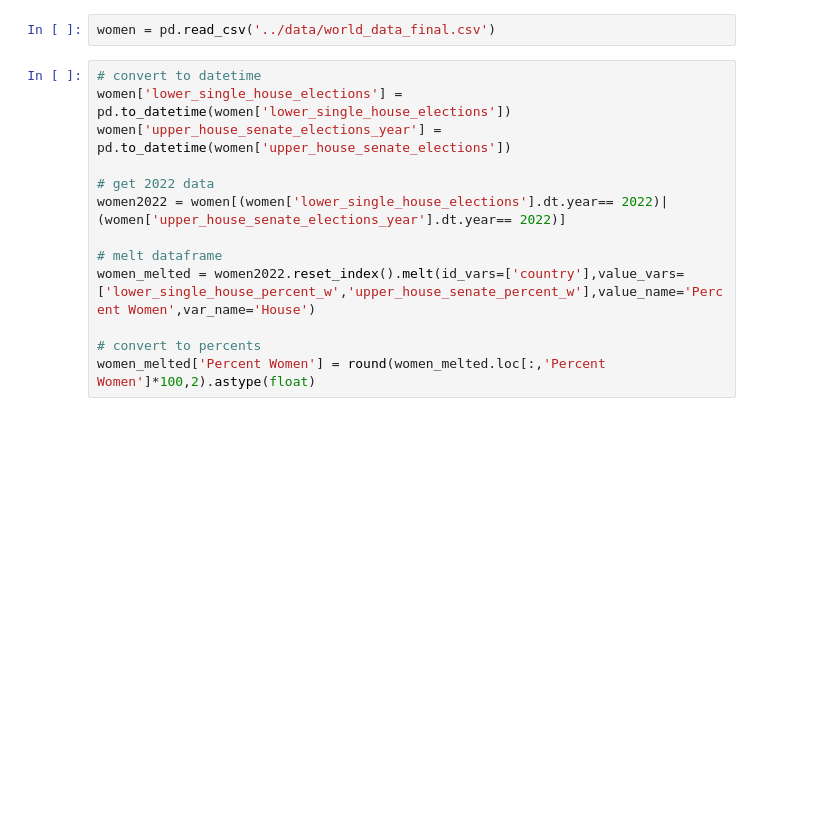
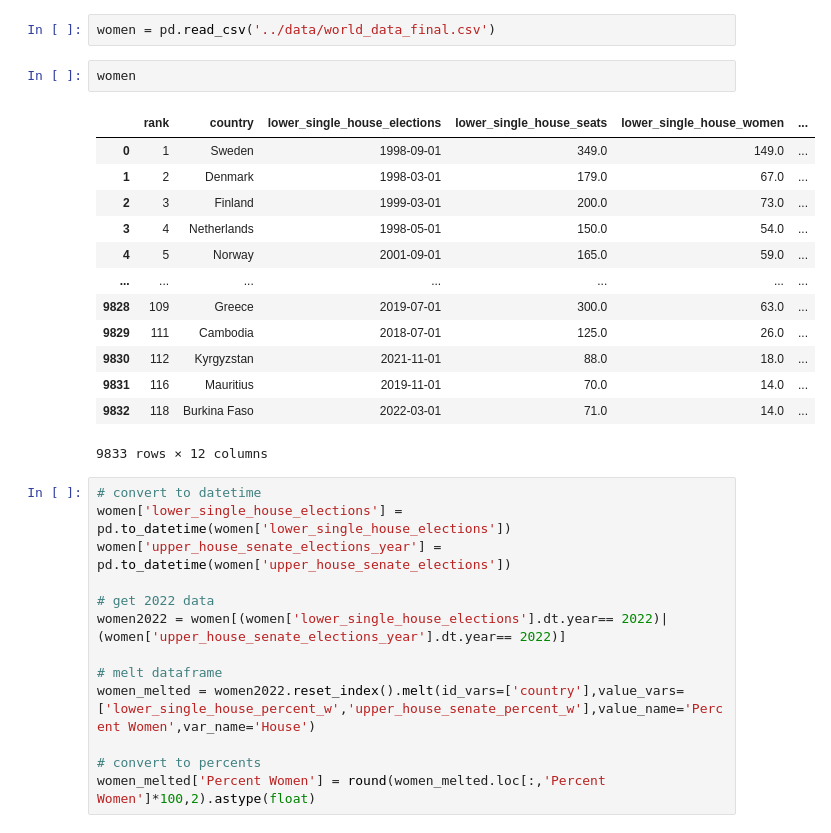
Before and after one commit to samroska/women-in-gov, a Jupyter notebook: unused/rhailper_exploring.ipynb, the cells around one changed output. Saved outputs shown, nothing was run; the diff lists cells and outputs as text; blank space fills up the shorter version.

```diff
--- a/unused/rhailper_exploring.ipynb
+++ b/unused/rhailper_exploring.ipynb
@@ -34,6 +34,22 @@ fig.show()
 In addition to having the percent women in parliments for each country for each year, it is helpful to have the data for only 2022. Addtionally, this 2022 dataframe will be converted from wide to long, with a column indicating whether the data is from the lower or upper house.
 # %%
 women = pd.read_csv('../data/world_data_final.csv')
+# %%
+women
+# %% [output]
+|  | rank | country | lower_single_house_elections | lower_single_house_seats | lower_single_house_women | ... |
+| 0 | 1 | Sweden | 1998-09-01 | 349.0 | 149.0 | ... |
+| 1 | 2 | Denmark | 1998-03-01 | 179.0 | 67.0 | ... |
+| 2 | 3 | Finland | 1999-03-01 | 200.0 | 73.0 | ... |
+| 3 | 4 | Netherlands | 1998-05-01 | 150.0 | 54.0 | ... |
+| 4 | 5 | Norway | 2001-09-01 | 165.0 | 59.0 | ... |
+| ... | ... | ... | ... | ... | ... | ... |
+| 9828 | 109 | Greece | 2019-07-01 | 300.0 | 63.0 | ... |
+| 9829 | 111 | Cambodia | 2018-07-01 | 125.0 | 26.0 | ... |
+| 9830 | 112 | Kyrgyzstan | 2021-11-01 | 88.0 | 18.0 | ... |
+| 9831 | 116 | Mauritius | 2019-11-01 | 70.0 | 14.0 | ... |
+| 9832 | 118 | Burkina Faso | 2022-03-01 | 71.0 | 14.0 | ... |
+9833 rows × 12 columns
 # %%
 # convert to datetime
 women['lower_single_house_elections'] = pd.to_datetime(women['lower_single_house_elections'])
```
Also changed, not shown: parts of 4 cells of this notebook, 31 other files.
